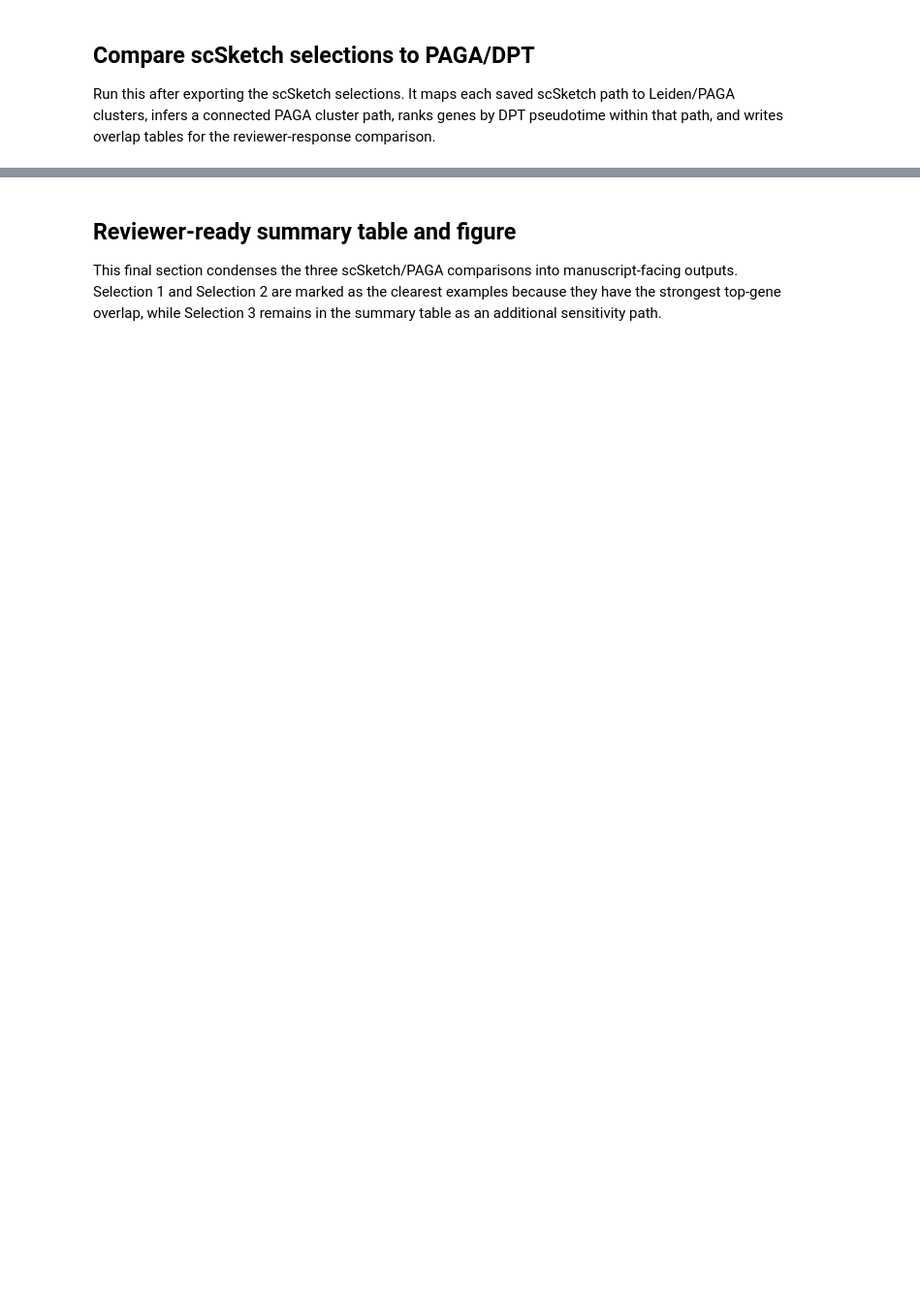
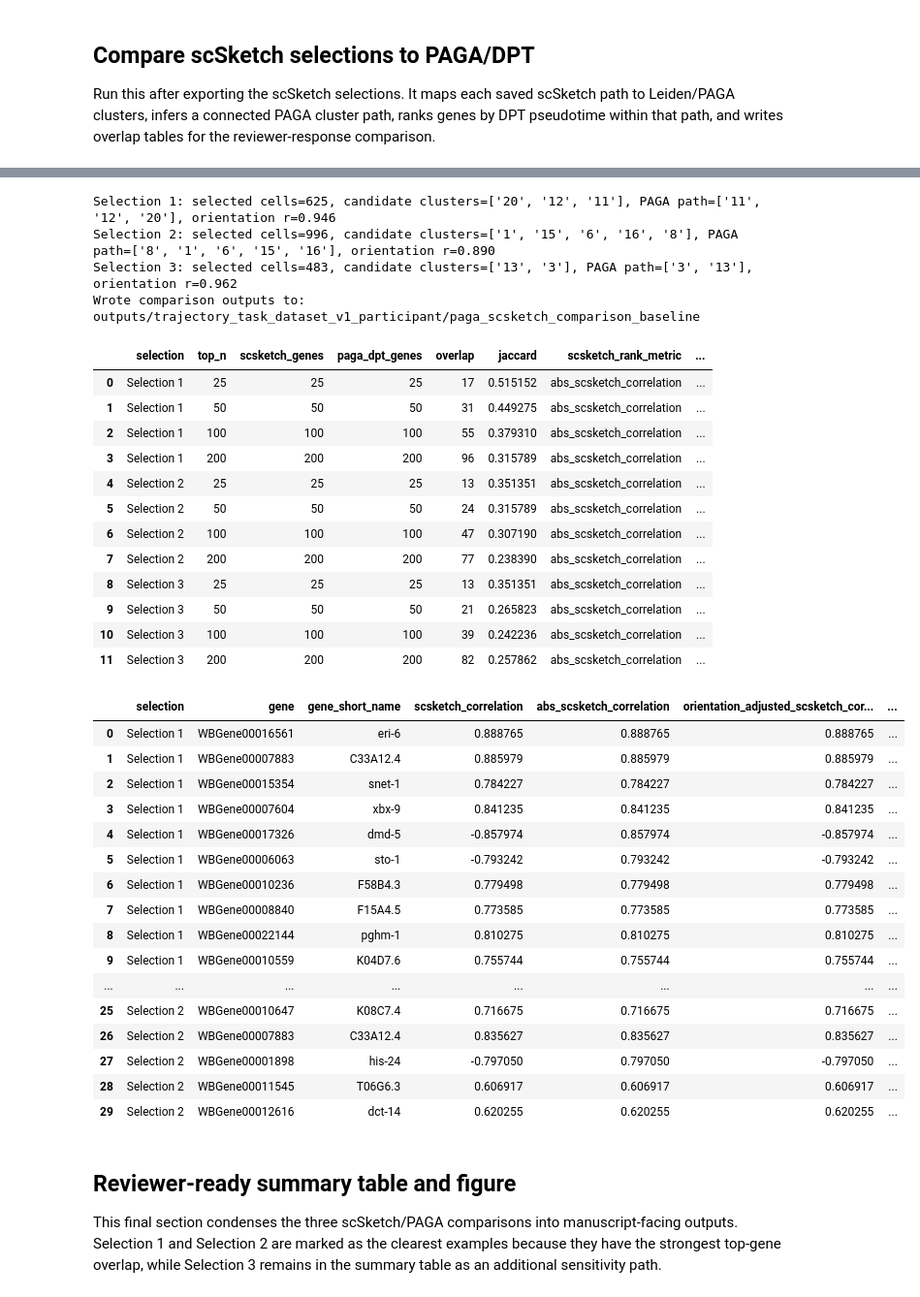
Before and after one commit to colabobio/scsketch, a Jupyter notebook: Manuscript/revision_analyses/paga_scsketch_comparison_baseline.ipynb, the cells around one changed output, grey strips where cells are left out. Shown at 97% size. Saved outputs shown, nothing was run; the diff lists cells and outputs as text; code cells hidden in the pictures; blank space fills up the shorter version.

```diff
--- a/Manuscript/revision_analyses/paga_scsketch_comparison_baseline.ipynb
+++ b/Manuscript/revision_analyses/paga_scsketch_comparison_baseline.ipynb
@@ -66,7 +66,7 @@ PAGA_EDGE_THRESHOLD = 0.03
 RANDOM_STATE = 0
 
 # Optional PAGA path visualization/export.
-RUN_PAGA_PATH_VISUALIZATION = True
+RUN_PAGA_PATH_VISUALIZATION = False
 PAGA_PATH_CLUSTERS = None  # example: ["0", "5", "11"]; None infers an early-to-late path.
 N_PAGA_PATH_GENES = 20
 PAGA_PATH_N_AVG = 50
@@ -825,10 +930,17 @@ for slug, cell_path in sorted(cell_files_by_slug.items()):    #for each selectio
     scsketch_genes["orientation_adjusted_scsketch_correlation"] = (
         scsketch_genes["scsketch_correlation"] * orientation_sign
     )
+    # Rank scSketch genes by strength of directional change, regardless of sign.
+    # This keeps genes that decrease along the drawn path eligible for top-N overlap.
+    scsketch_genes["abs_scsketch_correlation"] = scsketch_genes["scsketch_correlation"].abs()
+    scsketch_ranked = scsketch_genes.sort_values(
+        ["abs_scsketch_correlation", "scsketch_p_value"],
+        ascending=[False, True],
+    ).reset_index(drop=True)
 
     cluster_table.to_csv(OUTPUT_DIR / f"scsketch_paga_{slug}_cluster_summary.csv", index=False)
     path_gene_ranking.to_csv(OUTPUT_DIR / f"scsketch_paga_{slug}_paga_dpt_gene_ranking.csv", index=False)
-    scsketch_genes.to_csv(OUTPUT_DIR / f"scsketch_paga_{slug}_directional_genes_with_names.csv", index=False)
+    scsketch_ranked.to_csv(OUTPUT_DIR / f"scsketch_paga_{slug}_directional_genes_with_names.csv", index=False)
 
     path_table = pd.DataFrame(
         {
@@ -853,9 +965,9 @@ for slug, cell_path in sorted(cell_files_by_slug.items()):    #for each selectio
     merged.to_csv(OUTPUT_DIR / f"scsketch_paga_{slug}_gene_overlap.csv", index=False)
 
     for top_n in TOP_N_FOR_OVERLAP:
-        sc_top = set(scsketch_genes.head(top_n)["gene"].astype(str))
+        sc_top = set(scsketch_ranked.head(top_n)["gene"].astype(str))
         paga_top = set(path_gene_ranking.head(top_n)["gene"].astype(str))
-        overlap = sc_top & paga_top         #this asks: How many of the top scSketch directional genes are also top PAGA/DPT pseudotime-associated genes?
+        overlap = sc_top & paga_top         #this asks: How many top absolute-correlation scSketch genes are also top PAGA/DPT pseudotime-associated genes?
         overlap_summary_rows.append(
             {
                 "selection": selection_name,
@@ -863,7 +975,8 @@ for slug, cell_path in sorted(cell_files_by_slug.items()):    #for each selectio
                 "scsketch_genes": len(sc_top),
                 "paga_dpt_genes": len(paga_top),
                 "overlap": len(overlap),
-                "jaccard": len(overlap) / len(sc_top | paga_top) if sc_top or paga_top else np.nan,  #computes Jaccard similarity. #ScSketch.get_genes() exports genes sorted by descending correlation, not by absolute correlation or q-value. So the scSketch "top N" here means strongest positive directional correlations in the saved scSketch orientation
+                "jaccard": len(overlap) / len(sc_top | paga_top) if sc_top or paga_top else np.nan,  #computes Jaccard similarity for the two top-N gene sets.
+                "scsketch_rank_metric": "abs_scsketch_correlation",
                 "selection_dpt_orientation_r": orientation_r,
                 "candidate_clusters": ",".join(candidate_clusters),
                 "paga_path_clusters": ",".join(paga_path_clusters),
@@ -871,42 +984,78 @@ for slug, cell_path in sorted(cell_files_by_slug.items()):    #for each selectio
         )
 
     top_shared = merged.loc[      #stores up to 25 genes shared between the top 100 scSketch genes and top 100 PAGA/DPT genes, with both correlation values.
-        merged["gene"].isin(set(scsketch_genes.head(100)["gene"]) & set(path_gene_ranking.head(100)["gene"])),
+        merged["gene"].isin(set(scsketch_ranked.head(100)["gene"]) & set(path_gene_ranking.head(100)["gene"])),
         [
             "selection",
             "gene",
             "gene_short_name",
             "scsketch_correlation",
+            "abs_scsketch_correlation",
             "orientation_adjusted_scsketch_correlation",
             "paga_dpt_correlation",
             "same_direction_orientation_adjusted",
             "scsketch_p_value",
             "q_value",
         ],
     ].head(25)
     shared_gene_rows.append(top_shared)
 
     cluster_summary_rows.append(cluster_table)
     path_rows.append(path_table)
     print(
         f"{selection_name}: selected cells={selected_mask.sum()}, "
         f"candidate clusters={candidate_clusters}, PAGA path={paga_path_clusters}, "
         f"orientation r={orientation_r:.3f}"
     )
 
 all_cluster_summary = pd.concat(cluster_summary_rows, ignore_index=True)
 all_paths = pd.concat(path_rows, ignore_index=True)
 overlap_summary = pd.DataFrame(overlap_summary_rows)
 shared_top_genes = pd.concat(shared_gene_rows, ignore_index=True) if shared_gene_rows else pd.DataFrame()
 
 all_cluster_summary.to_csv(OUTPUT_DIR / "scsketch_paga_all_selection_cluster_summary.csv", index=False)
 all_paths.to_csv(OUTPUT_DIR / "scsketch_paga_all_selection_path_clusters.csv", index=False)
 overlap_summary.to_csv(OUTPUT_DIR / "scsketch_paga_gene_overlap_summary.csv", index=False)
 shared_top_genes.to_csv(OUTPUT_DIR / "scsketch_paga_shared_top100_genes.csv", index=False)
 
 print(f"Wrote comparison outputs to: {OUTPUT_DIR}")
 display(overlap_summary)
 shared_top_genes.head(30)
+# %% [output]
+Selection 1: selected cells=625, candidate clusters=['20', '12', '11'], PAGA path=['11', '12', '20'], orientation r=0.946
+Selection 2: selected cells=996, candidate clusters=['1', '15', '6', '16', '8'], PAGA path=['8', '1', '6', '15', '16'], orientation r=0.890
+Selection 3: selected cells=483, candidate clusters=['13', '3'], PAGA path=['3', '13'], orientation r=0.962
+Wrote comparison outputs to: outputs/trajectory_task_dataset_v1_participant/paga_scsketch_comparison_baseline
+|  | selection | top_n | scsketch_genes | paga_dpt_genes | overlap | jaccard | scsketch_rank_metric | ... |
+| 0 | Selection 1 | 25 | 25 | 25 | 17 | 0.515152 | abs_scsketch_correlation | ... |
+| 1 | Selection 1 | 50 | 50 | 50 | 31 | 0.449275 | abs_scsketch_correlation | ... |
+| 2 | Selection 1 | 100 | 100 | 100 | 55 | 0.379310 | abs_scsketch_correlation | ... |
+| 3 | Selection 1 | 200 | 200 | 200 | 96 | 0.315789 | abs_scsketch_correlation | ... |
+| 4 | Selection 2 | 25 | 25 | 25 | 13 | 0.351351 | abs_scsketch_correlation | ... |
+| 5 | Selection 2 | 50 | 50 | 50 | 24 | 0.315789 | abs_scsketch_correlation | ... |
+| 6 | Selection 2 | 100 | 100 | 100 | 47 | 0.307190 | abs_scsketch_correlation | ... |
+| 7 | Selection 2 | 200 | 200 | 200 | 77 | 0.238390 | abs_scsketch_correlation | ... |
+| 8 | Selection 3 | 25 | 25 | 25 | 13 | 0.351351 | abs_scsketch_correlation | ... |
+| 9 | Selection 3 | 50 | 50 | 50 | 21 | 0.265823 | abs_scsketch_correlation | ... |
+| 10 | Selection 3 | 100 | 100 | 100 | 39 | 0.242236 | abs_scsketch_correlation | ... |
+| 11 | Selection 3 | 200 | 200 | 200 | 82 | 0.257862 | abs_scsketch_correlation | ... |
+|  | selection | gene | gene_short_name | scsketch_correlation | abs_scsketch_correlation | orientation_adjusted_scsketch_cor... | ... |
+| 0 | Selection 1 | WBGene00016561 | eri-6 | 0.888765 | 0.888765 | 0.888765 | ... |
+| 1 | Selection 1 | WBGene00007883 | C33A12.4 | 0.885979 | 0.885979 | 0.885979 | ... |
+| 2 | Selection 1 | WBGene00015354 | snet-1 | 0.784227 | 0.784227 | 0.784227 | ... |
+| 3 | Selection 1 | WBGene00007604 | xbx-9 | 0.841235 | 0.841235 | 0.841235 | ... |
+| 4 | Selection 1 | WBGene00017326 | dmd-5 | -0.857974 | 0.857974 | -0.857974 | ... |
+| 5 | Selection 1 | WBGene00006063 | sto-1 | -0.793242 | 0.793242 | -0.793242 | ... |
+| 6 | Selection 1 | WBGene00010236 | F58B4.3 | 0.779498 | 0.779498 | 0.779498 | ... |
+| 7 | Selection 1 | WBGene00008840 | F15A4.5 | 0.773585 | 0.773585 | 0.773585 | ... |
+| 8 | Selection 1 | WBGene00022144 | pghm-1 | 0.810275 | 0.810275 | 0.810275 | ... |
+| 9 | Selection 1 | WBGene00010559 | K04D7.6 | 0.755744 | 0.755744 | 0.755744 | ... |
+| ... | ... | ... | ... | ... | ... | ... | ... |
+| 25 | Selection 2 | WBGene00010647 | K08C7.4 | 0.716675 | 0.716675 | 0.716675 | ... |
+| 26 | Selection 2 | WBGene00007883 | C33A12.4 | 0.835627 | 0.835627 | 0.835627 | ... |
+| 27 | Selection 2 | WBGene00001898 | his-24 | -0.797050 | 0.797050 | -0.797050 | ... |
+| 28 | Selection 2 | WBGene00011545 | T06G6.3 | 0.606917 | 0.606917 | 0.606917 | ... |
+| 29 | Selection 2 | WBGene00012616 | dct-14 | 0.620255 | 0.620255 | 0.620255 | ... |
 # %% [markdown]
 ## Reviewer-ready summary table and figure
 
```
Also changed, not shown: parts of 16 cells of this notebook, 10 other files.
